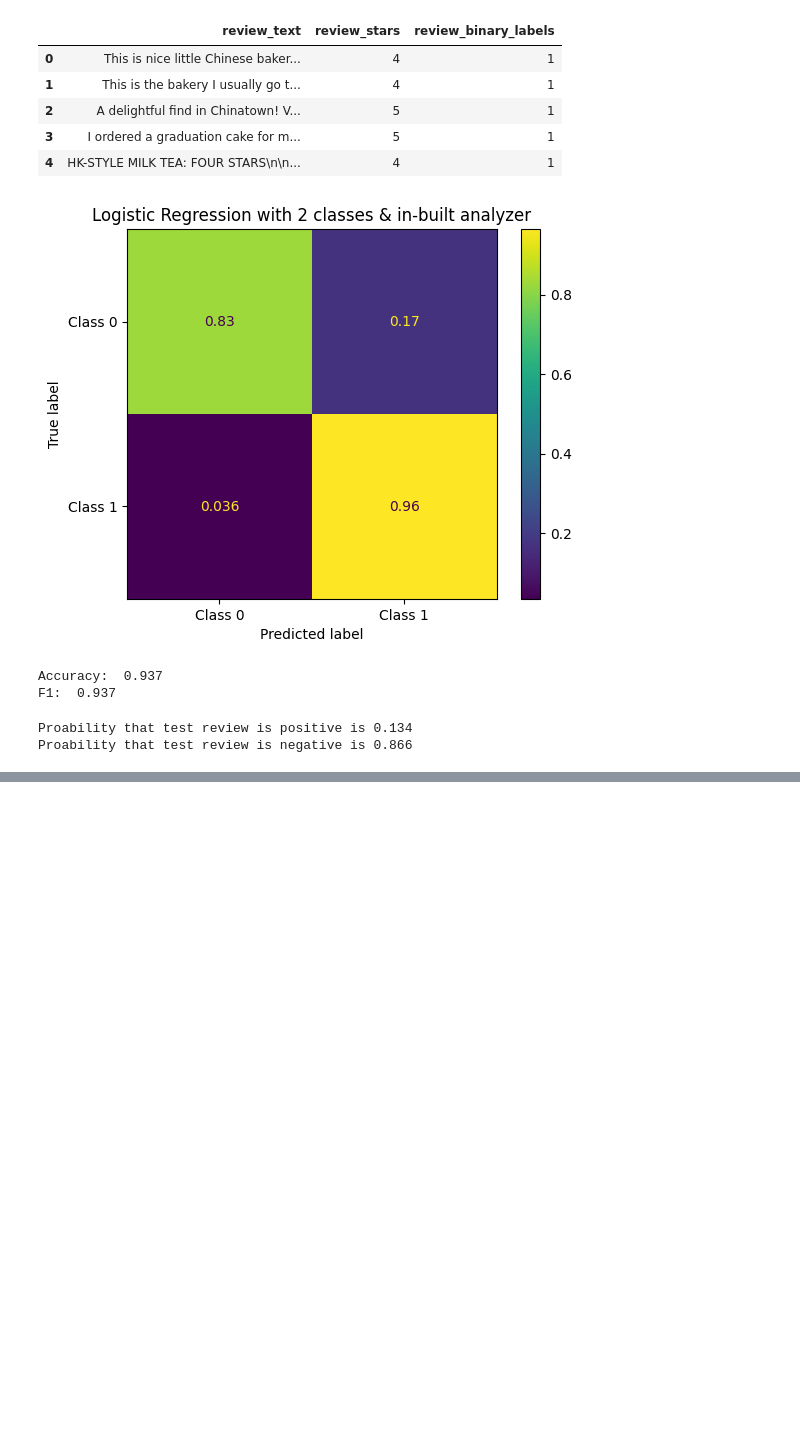
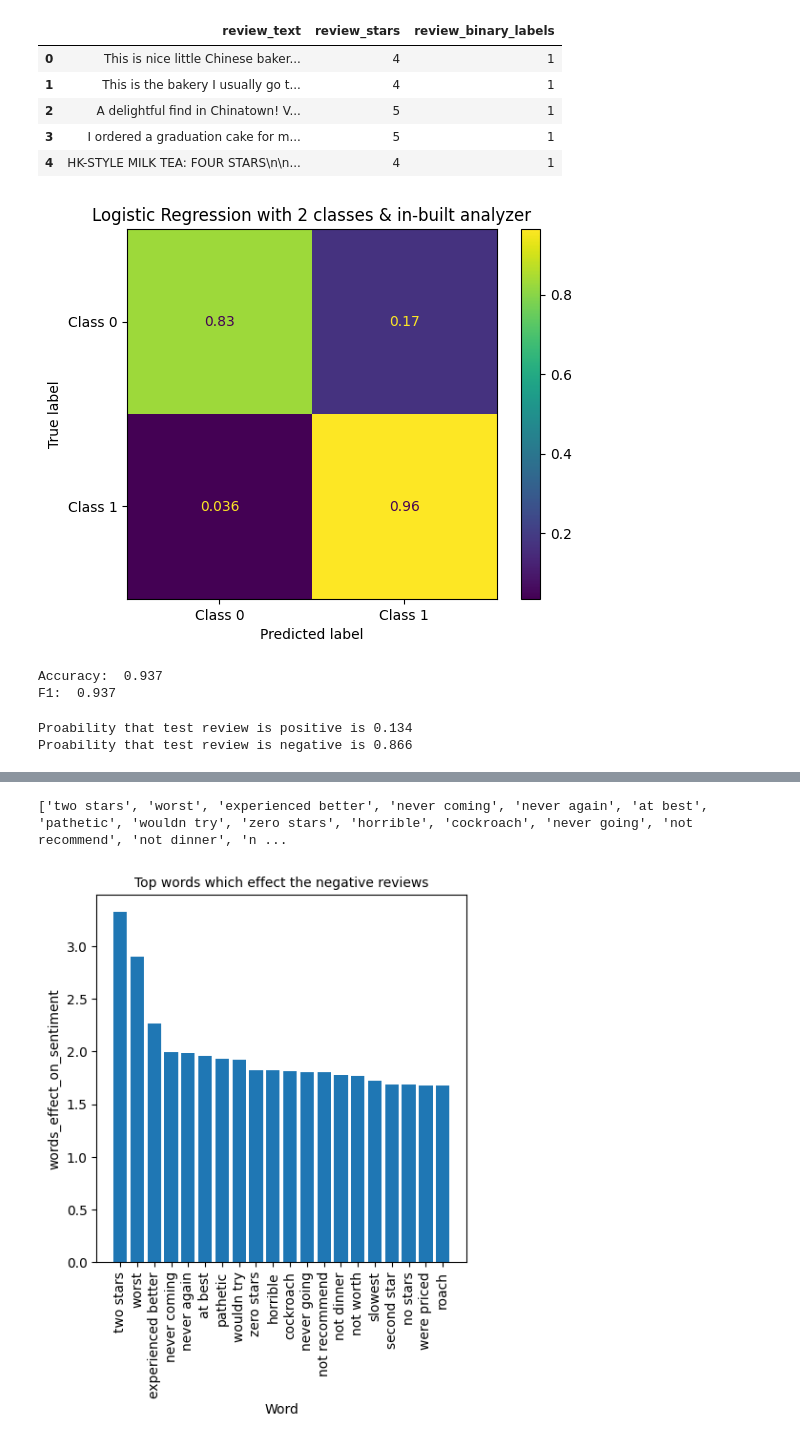
Before and after one commit to harshika14/CMPE-257_ProjectTeam12, a Jupyter notebook: code/app/02_review-sentiment-prediction_logistic-regression_Swapna.ipynb, the cells around one changed output, grey strips where cells are left out. Drawn from its saved outputs; the diff is of its cells as text; code cells hidden in the pictures; blank space fills up the shorter version.

```diff
--- a/code/app/02_review-sentiment-prediction_logistic-regression_Swapna.ipynb
+++ b/code/app/02_review-sentiment-prediction_logistic-regression_Swapna.ipynb
@@ -190,0 +212,15 @@ pickle.dump(logistic_regression, open(filename, 'wb'))
+# %%
+top_most_effected_words_neg = [list(vectorize_reviews.vocabulary_.keys())[list(vectorize_reviews.vocabulary_.values()).index(w)] for w in increacing_effects[:20]]
+print(top_most_effected_words_neg)
+# %% [output]
+['two stars', 'worst', 'experienced better', 'never coming', 'never again', 'at best', 'pathetic', 'wouldn try', 'zero stars', 'horrible', 'cockroach', 'never going', 'not recommend', 'not dinner', 'n ...
+# %%
+fig = plt.figure(figsize=(5, 5))
+ax = plt.bar(top_most_effected_words_neg, words_effect_on_sentiment[increacing_effects[range(-1,-21, -1)]])
+plt.title("Top words which effect the negative reviews",fontsize = 10)
+x_locs,x_labels = plt.xticks()
+plt.setp(x_labels, rotation = 90)
+plt.ylabel('words_effect_on_sentiment', fontsize = 10)
+plt.xlabel('Word', fontsize = 10);
+# %% [output]
+[figure, added]
```
Also changed, not shown: parts of 5 cells of this notebook, 1 other file.
